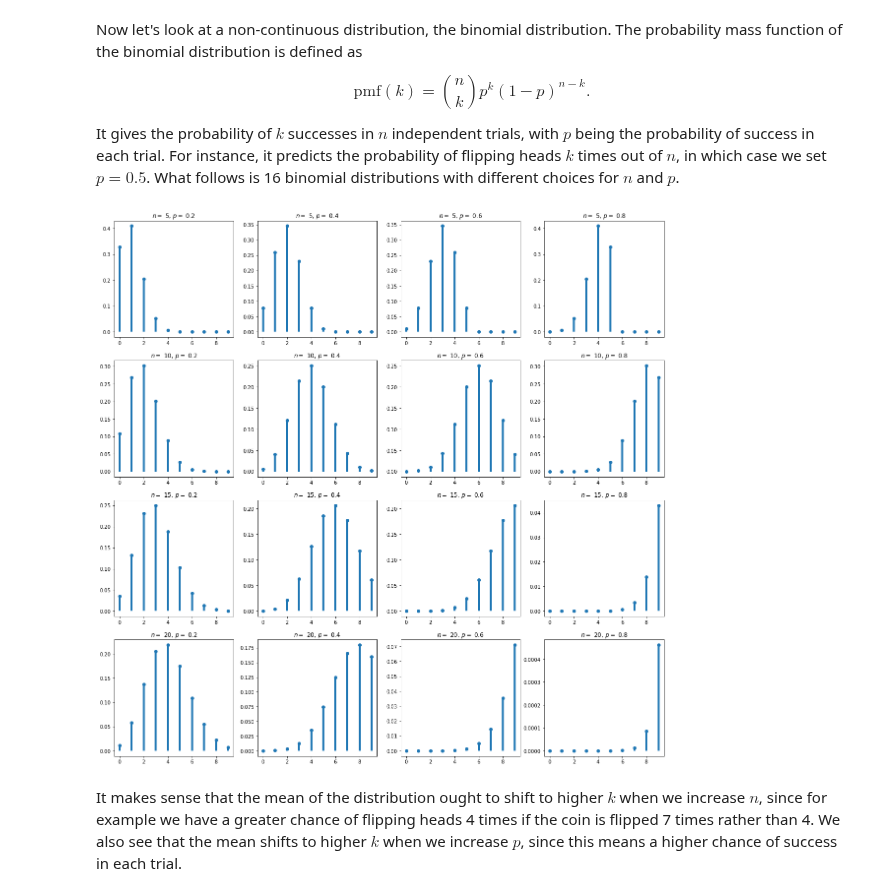
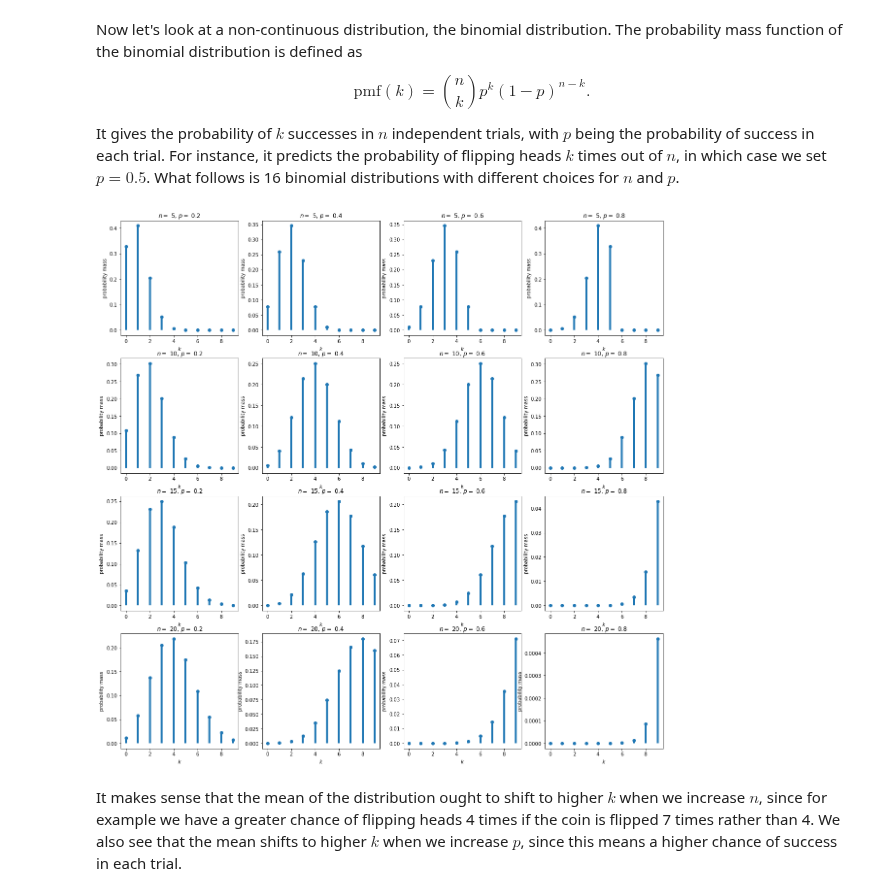
Before and after one commit to jrlivesey/PHYS-434, a Jupyter notebook: Lab_1.ipynb, the cells around one changed output. Cells and saved outputs as stored; diff of their text form; code cells hidden in the pictures.

```diff
--- a/Lab_1.ipynb
+++ b/Lab_1.ipynb
@@ -112,18 +119,20 @@ It gives the probability of $k$ successes in $n$ independent trials, with $p$ be
 # %%
 k = range(10)
 n = 0
 
 fig, ax = plt.subplots(4, 4, figsize=(20, 20))
 for i in range(4):
     n += 5
     p = 0
     for j in range(4):
         p += 0.2
         ax[i, j].set_title("$n=$ "+str(n)+", $p=$ "+str(round(p,1)))
+        ax[i, j].set_xlabel('$k$')
+        ax[i, j].set_ylabel('probability mass')
         ax[i, j].scatter(k, stats.binom.pmf(k, n, p))
         ax[i, j].vlines(k, 0, stats.binom.pmf(k, n, p), lw=4)
 # %% [output]
-[figure, old version]
+[figure, new version]
 # %% [markdown]
 It makes sense that the mean of the distribution ought to shift to higher $k$ when we increase $n$, since for example we have a greater chance of flipping heads 4 times if the coin is flipped 7 times rather than 4. We also see that the mean shifts to higher $k$ when we increase $p$, since this means a higher chance of success in each trial.
 # %% [markdown]
```
Also changed, not shown: parts of 4 cells of this notebook.
